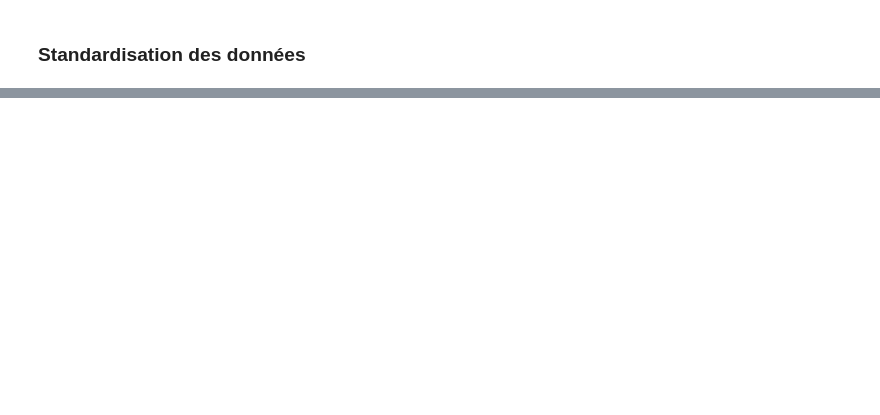
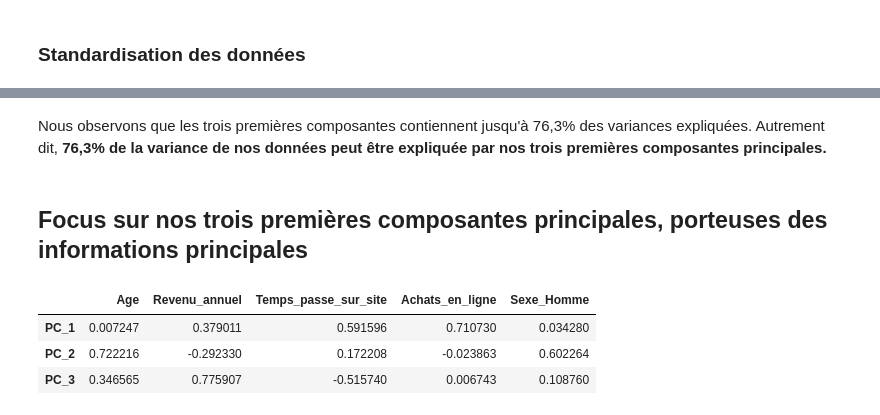
Before and after one commit to Emma-Coco/-ML_Marketing_FOAD-_-EmmaCOCOTanyaTIBOUCHE-, a Jupyter notebook: Analyse.ipynb, the cells around one changed output, grey strips where cells are left out. Cells and saved outputs as stored; diff of their text form; code cells hidden in the pictures; blank space fills up the shorter version.

```diff
--- a/Analyse.ipynb
+++ b/Analyse.ipynb
@@ -194,0 +415,17 @@ dtype: float64
+# %% [markdown]
+Nous observons que les trois premières composantes contiennent jusqu'à 76,3% des variances expliquées. Autrement dit, **76,3% de la variance de nos données peut être expliquée par nos trois premières composantes principales.**
+# %% [markdown]
+## Focus sur nos trois premières composantes principales, porteuses des informations principales
+# %%
+matrice_passage_3pc = pd.DataFrame(
+    pca_object.components_[:3],
+    index=[f"PC_{i+1}" for i in range(3)],
+    columns=problem_encoded.columns
+)
+
+pd.DataFrame(matrice_passage_3pc)
+# %% [output]
+|  | Age | Revenu_annuel | Temps_passe_sur_site | Achats_en_ligne | Sexe_Homme |
+| PC_1 | 0.007247 | 0.379011 | 0.591596 | 0.710730 | 0.034280 |
+| PC_2 | 0.722216 | -0.292330 | 0.172208 | -0.023863 | 0.602264 |
+| PC_3 | 0.346565 | 0.775907 | -0.515740 | 0.006743 | 0.108760 |
```
Also changed, not shown: parts of 52 cells of this notebook.
